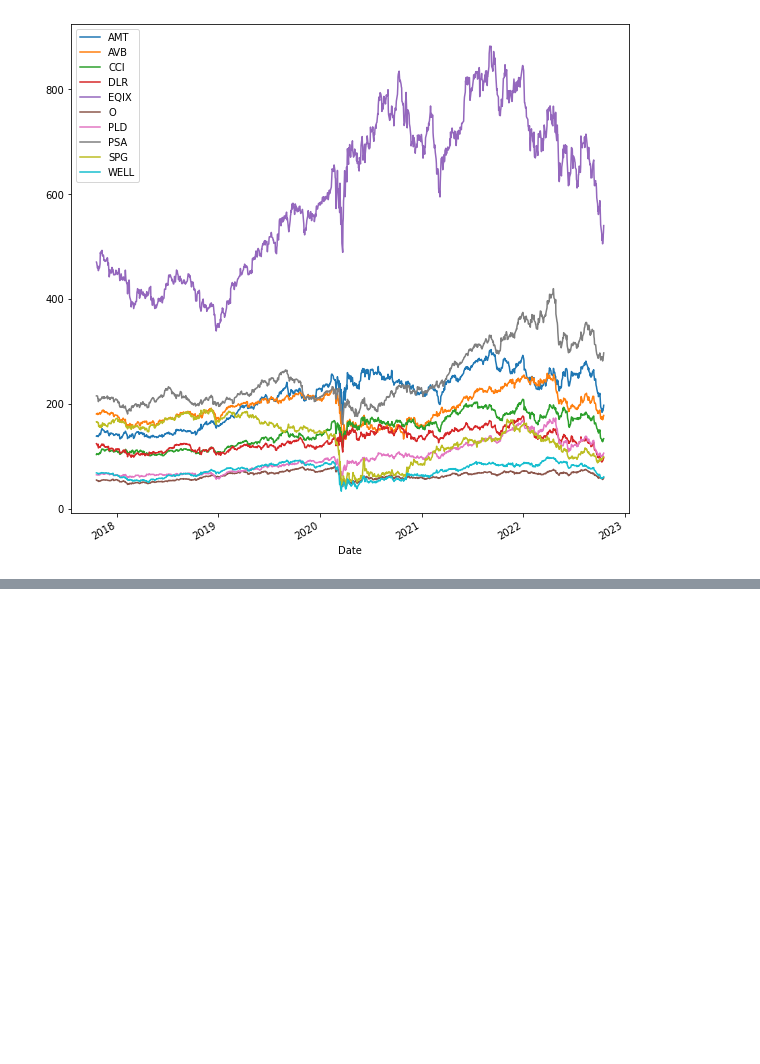
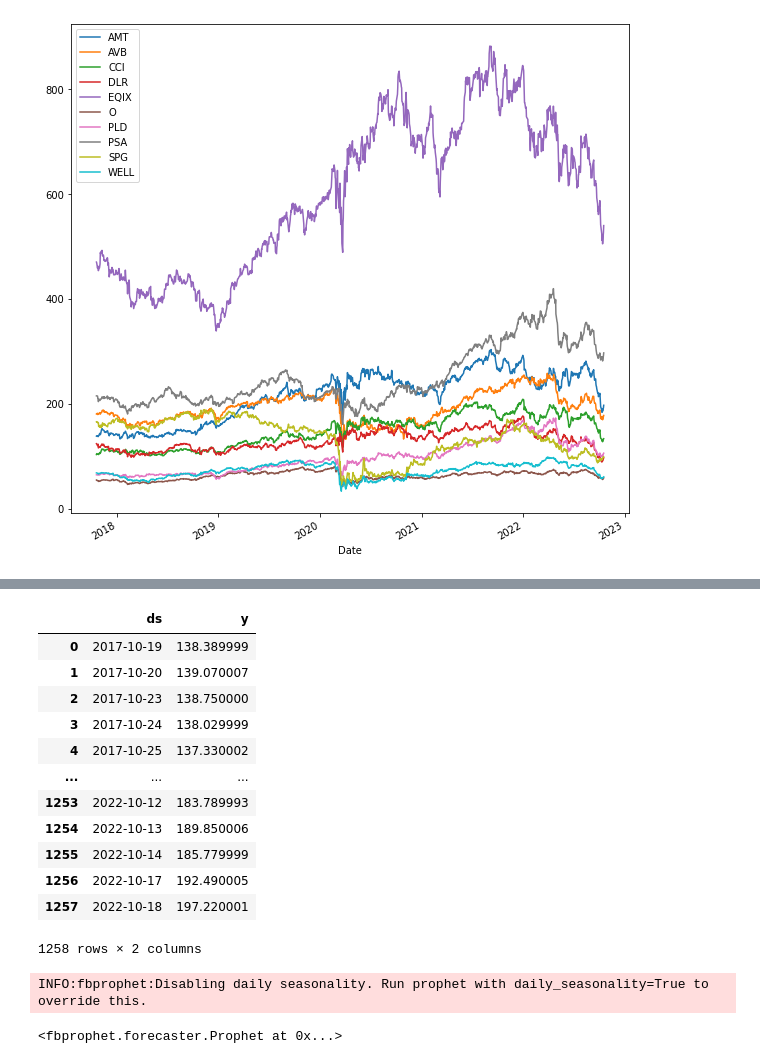
Before and after one commit to kylecase/REIT-Time-Series-Analysis-Using-Prophet, a Jupyter notebook: FinTech_Project_2.ipynb, the cells around one changed output, grey strips where cells are left out. Cells and saved outputs as stored; diff of their text form; code cells hidden in the pictures; blank space fills up the shorter version.

```diff
--- a/FinTech_Project_2.ipynb
+++ b/FinTech_Project_2.ipynb
@@ -344,0 +378,17 @@ prophet_trialrun_AMT = df_AMT
+# %%
+prophet_trialrun_AMT.columns = ["ds", "y"]
+prophet_trialrun_AMT
+# %% [output]
+|  | ds | y |
+| 0 | 2017-10-19 | 138.389999 |
+| 1 | 2017-10-20 | 139.070007 |
+| 2 | 2017-10-23 | 138.750000 |
+| 3 | 2017-10-24 | 138.029999 |
+| 4 | 2017-10-25 | 137.330002 |
+| ... | ... | ... |
+| 1253 | 2022-10-12 | 183.789993 |
+| 1254 | 2022-10-13 | 189.850006 |
+| 1255 | 2022-10-14 | 185.779999 |
+| 1256 | 2022-10-17 | 192.490005 |
+| 1257 | 2022-10-18 | 197.220001 |
+1258 rows × 2 columns
@@ -344,0 +397,5 @@ prophet_trialrun_AMT = df_AMT
+# %%
+AMT_prophet_model.fit(prophet_trialrun_AMT)
+# %% [output]
+INFO:fbprophet:Disabling daily seasonality. Run prophet with daily_seasonality=True to override this.
+<fbprophet.forecaster.Prophet at 0x...>
```
Also changed, not shown: parts of 7 cells of this notebook.
